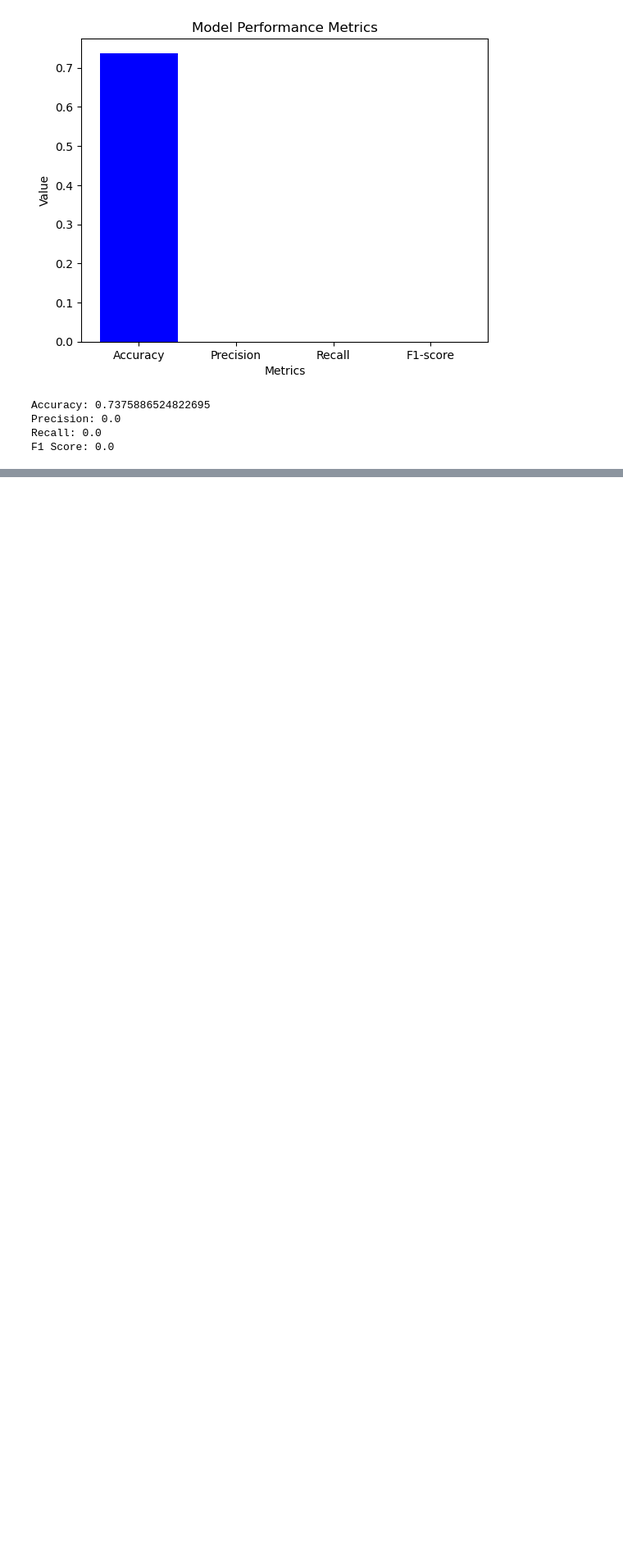
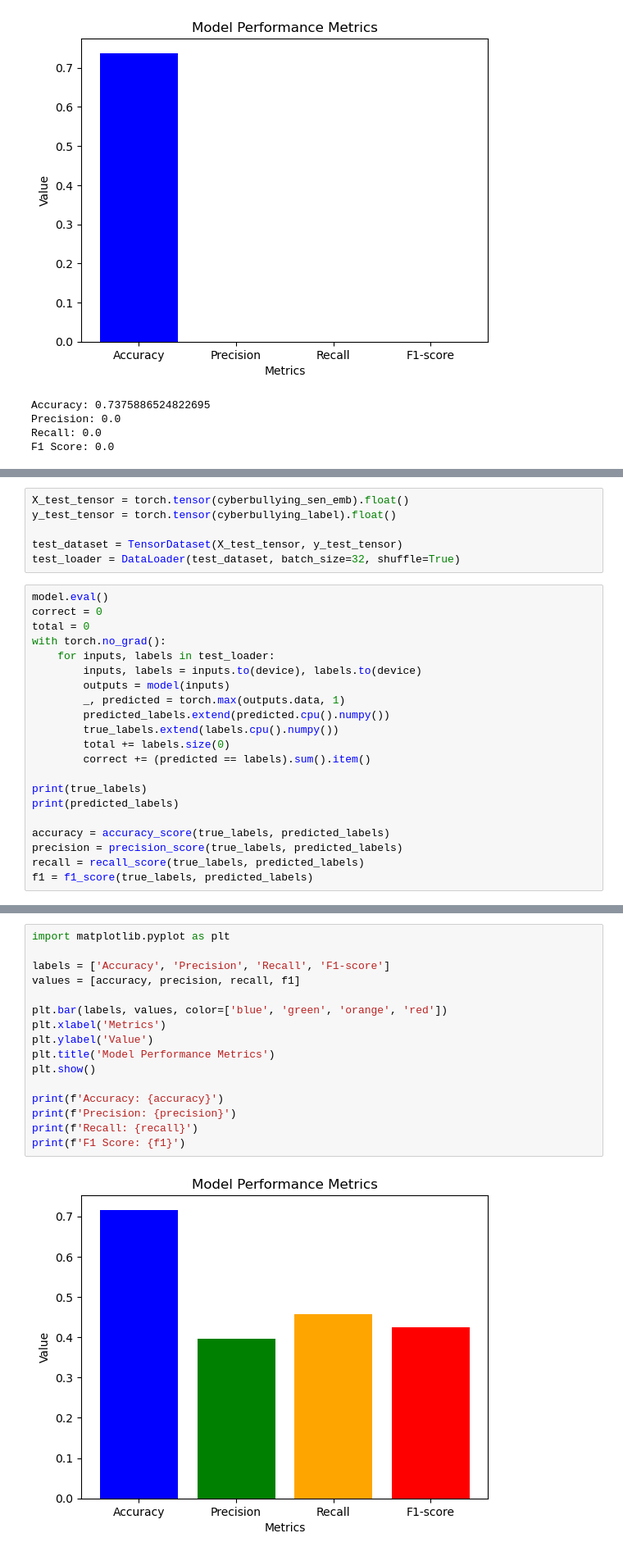
Before and after one commit to Andrew-Cheung-bot/NLP-Sentiment-Analysis, a Jupyter notebook: GRUNet.ipynb, the cells around one changed output, grey strips where cells are left out. Shown: that part at 82% size. Cells and saved outputs as stored; diff of their text form; blank space fills up the shorter version.

```diff
--- a/GRUNet.ipynb
+++ b/GRUNet.ipynb
@@ -390,0 +402,27 @@ F1 Score: 0.0
+# %%
+X_test_tensor = torch.tensor(cyberbullying_sen_emb).float()
+y_test_tensor = torch.tensor(cyberbullying_label).float()
+
+test_dataset = TensorDataset(X_test_tensor, y_test_tensor)
+test_loader = DataLoader(test_dataset, batch_size=32, shuffle=True)
+# %%
+model.eval()
+correct = 0
+total = 0
+with torch.no_grad():
+    for inputs, labels in test_loader:
+        inputs, labels = inputs.to(device), labels.to(device)
+        outputs = model(inputs)
+        _, predicted = torch.max(outputs.data, 1)
+        predicted_labels.extend(predicted.cpu().numpy())
+        true_labels.extend(labels.cpu().numpy())
+        total += labels.size(0)
+        correct += (predicted == labels).sum().item()
+
+print(true_labels)
+print(predicted_labels)
+
+accuracy = accuracy_score(true_labels, predicted_labels)
+precision = precision_score(true_labels, predicted_labels)
+recall = recall_score(true_labels, predicted_labels)
+f1 = f1_score(true_labels, predicted_labels)
@@ -390,0 +432,18 @@ F1 Score: 0.0
+# %%
+import matplotlib.pyplot as plt
+
+labels = ['Accuracy', 'Precision', 'Recall', 'F1-score']
+values = [accuracy, precision, recall, f1]
+
+plt.bar(labels, values, color=['blue', 'green', 'orange', 'red'])
+plt.xlabel('Metrics')
+plt.ylabel('Value')
+plt.title('Model Performance Metrics')
+plt.show()
+
+print(f'Accuracy: {accuracy}')
+print(f'Precision: {precision}')
+print(f'Recall: {recall}')
+print(f'F1 Score: {f1}')
+# %% [output]
+[figure, added]
```
Also changed, not shown: parts of 6 cells of this notebook, 1 other file.
